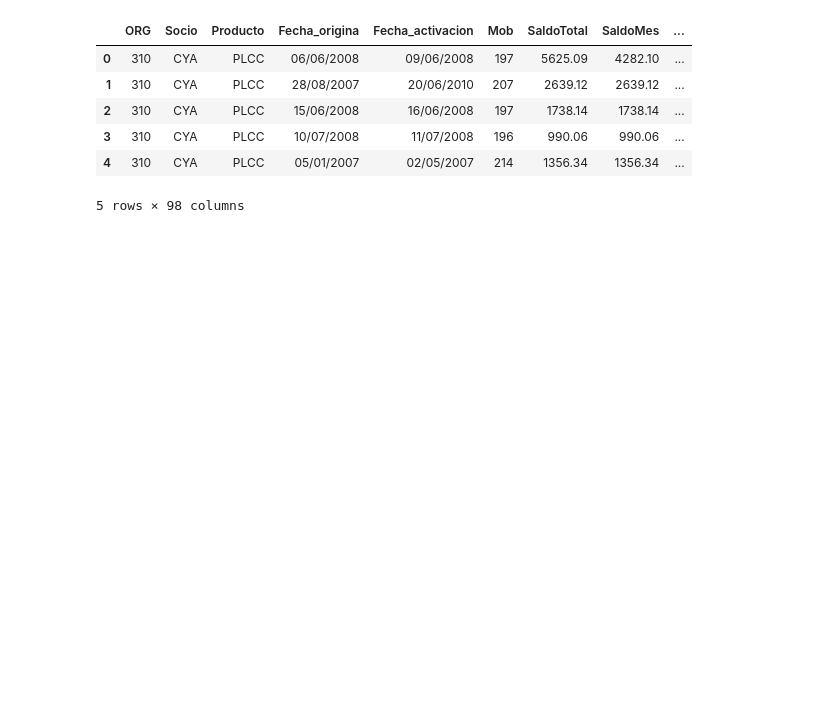
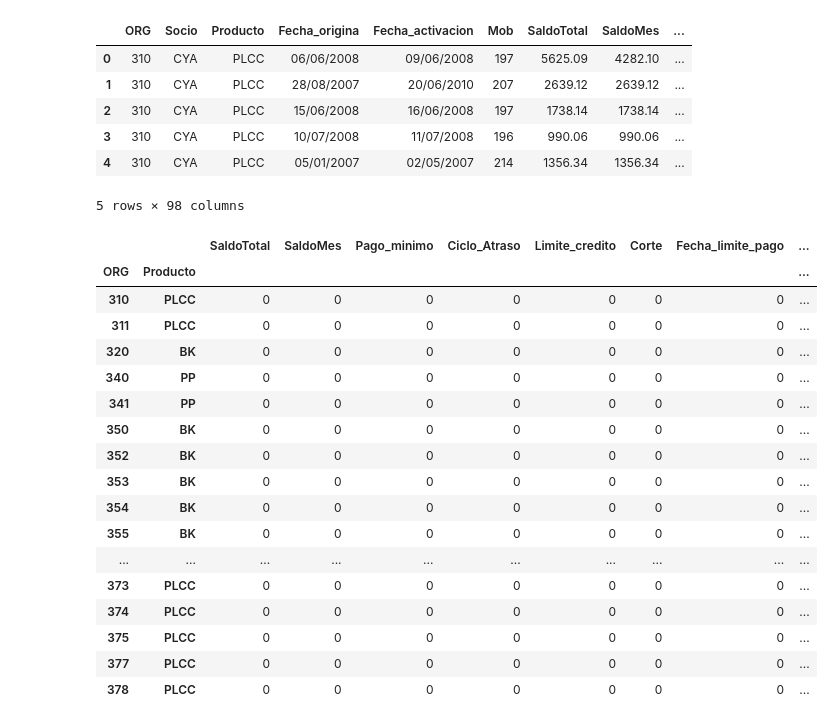
Before and after one commit to SaraRiveraM/Bradescard-Equipo-4, a Jupyter notebook: Notebooks/RETO.ipynb, the cells around one changed output. Drawn from its saved outputs; the diff is of its cells as text; code cells hidden in the pictures; blank space fills up the shorter version.

```diff
--- a/Notebooks/RETO.ipynb
+++ b/Notebooks/RETO.ipynb
@@ -16,7 +16,26 @@ df.head()
 | 4 | 310 | CYA | PLCC | 05/01/2007 | 02/05/2007 | 214 | 1356.34 | 1356.34 | ... |
 5 rows × 98 columns
 # %%
-df.groupby(["ORG", "Socio", "Producto"])[["SaldoTotal", "SaldoMes", "Pago_minimo", "Ciclo_Atraso", "Limite_credito","Corte", "Fecha_limite_pago", "Pago"]].apply(lambda x: x.isnull().sum())
+df.groupby(["ORG", "Producto"])[["SaldoTotal", "SaldoMes", "Pago_minimo", "Ciclo_Atraso", "Limite_credito","Corte", "Fecha_limite_pago", "Pago"]].apply(lambda x: x.isnull().sum())
+# %% [output]
+|  |  | SaldoTotal | SaldoMes | Pago_minimo | Ciclo_Atraso | Limite_credito | Corte | Fecha_limite_pago | ... |
+| ORG | Producto |  |  |  |  |  |  |  | ... |
+| 310 | PLCC | 0 | 0 | 0 | 0 | 0 | 0 | 0 | ... |
+| 311 | PLCC | 0 | 0 | 0 | 0 | 0 | 0 | 0 | ... |
+| 320 | BK | 0 | 0 | 0 | 0 | 0 | 0 | 0 | ... |
+| 340 | PP | 0 | 0 | 0 | 0 | 0 | 0 | 0 | ... |
+| 341 | PP | 0 | 0 | 0 | 0 | 0 | 0 | 0 | ... |
+| 350 | BK | 0 | 0 | 0 | 0 | 0 | 0 | 0 | ... |
+| 352 | BK | 0 | 0 | 0 | 0 | 0 | 0 | 0 | ... |
+| 353 | BK | 0 | 0 | 0 | 0 | 0 | 0 | 0 | ... |
+| 354 | BK | 0 | 0 | 0 | 0 | 0 | 0 | 0 | ... |
+| 355 | BK | 0 | 0 | 0 | 0 | 0 | 0 | 0 | ... |
+| ... | ... | ... | ... | ... | ... | ... | ... | ... | ... |
+| 373 | PLCC | 0 | 0 | 0 | 0 | 0 | 0 | 0 | ... |
+| 374 | PLCC | 0 | 0 | 0 | 0 | 0 | 0 | 0 | ... |
+| 375 | PLCC | 0 | 0 | 0 | 0 | 0 | 0 | 0 | ... |
+| 377 | PLCC | 0 | 0 | 0 | 0 | 0 | 0 | 0 | ... |
+| 378 | PLCC | 0 | 0 | 0 | 0 | 0 | 0 | 0 | ... |
 # %%
 sns.histplot(df["Limite_credito"], bins=50, kde=True)
 plt.show()
```
Also changed, not shown: parts of 1 cell of this notebook.
